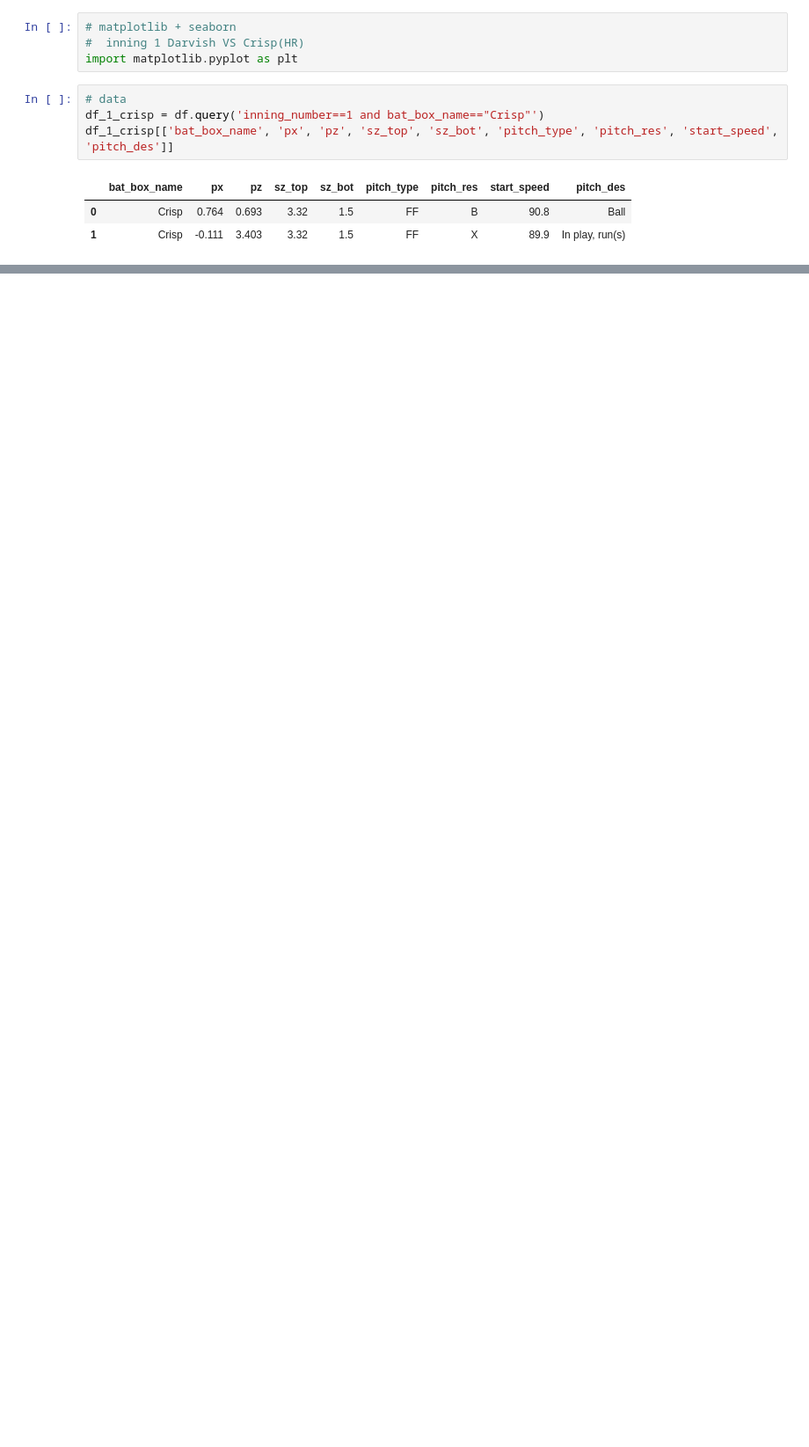
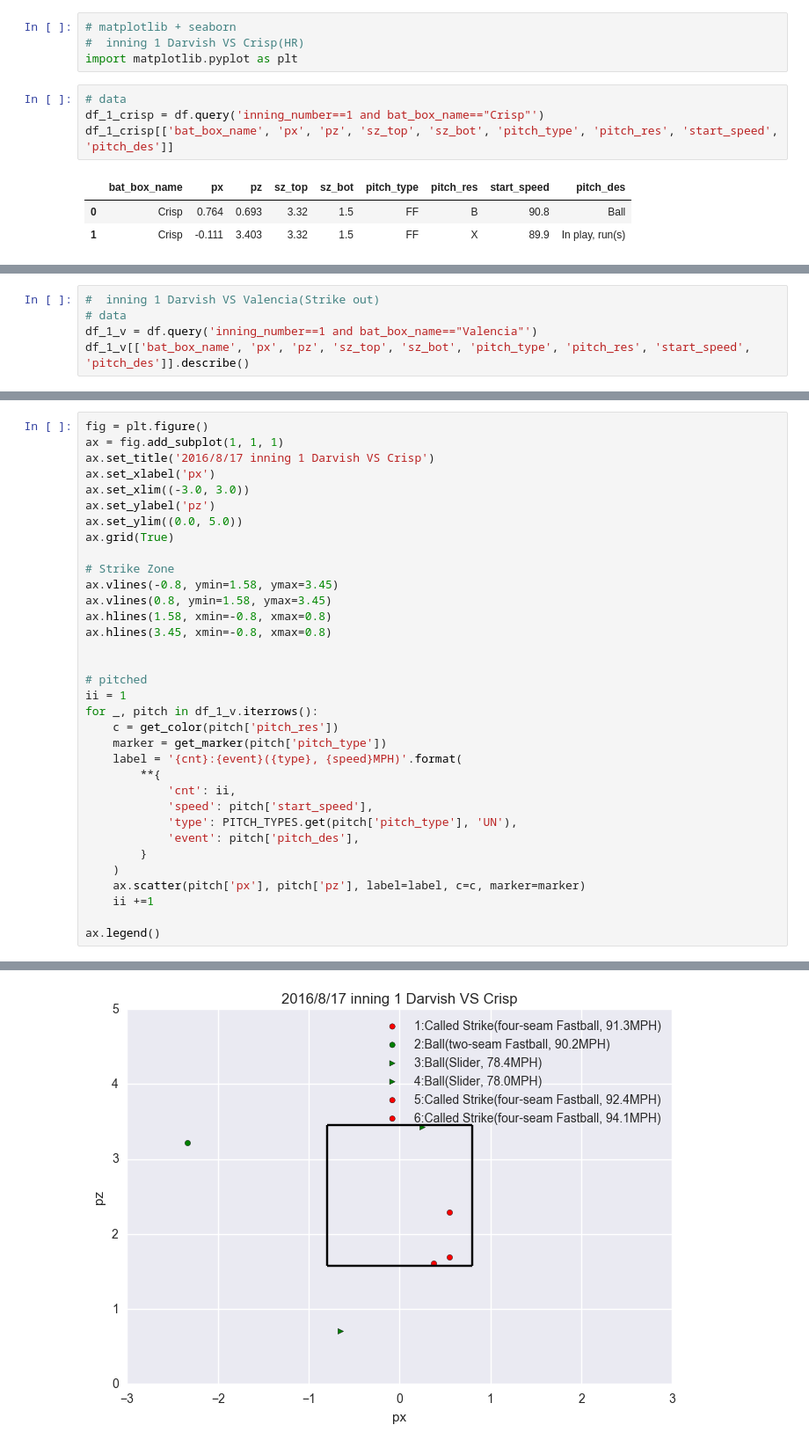
Before and after one commit to Shinichi-Nakagawa/pitchpx-example-pitchfx, a Jupyter notebook: yu_darvish_20160817_pitched.ipynb, the cells around one changed output, grey strips where cells are left out. Shown at 88% size. Drawn from its saved outputs; the diff is of its cells as text; blank space fills up the shorter version.

Commit message:
add to valencia

```diff
--- a/yu_darvish_20160817_pitched.ipynb
+++ b/yu_darvish_20160817_pitched.ipynb
@@ -136,0 +140,5 @@ ax.legend()
+# %%
+#  inning 1 Darvish VS Valencia(Strike out)
+# data
+df_1_v = df.query('inning_number==1 and bat_box_name=="Valencia"')
+df_1_v[['bat_box_name', 'px', 'pz', 'sz_top', 'sz_bot', 'pitch_type', 'pitch_res', 'start_speed', 'pitch_des']].describe()
@@ -136,0 +155,35 @@ ax.legend()
+# %%
+fig = plt.figure()
+ax = fig.add_subplot(1, 1, 1)
+ax.set_title('2016/8/17 inning 1 Darvish VS Crisp')
+ax.set_xlabel('px')
+ax.set_xlim((-3.0, 3.0))
+ax.set_ylabel('pz')
+ax.set_ylim((0.0, 5.0))
+ax.grid(True)
+
+# Strike Zone
+ax.vlines(-0.8, ymin=1.58, ymax=3.45)
+ax.vlines(0.8, ymin=1.58, ymax=3.45)
+ax.hlines(1.58, xmin=-0.8, xmax=0.8)
+ax.hlines(3.45, xmin=-0.8, xmax=0.8)
+
+
+# pitched
+ii = 1
+for _, pitch in df_1_v.iterrows():
+    c = get_color(pitch['pitch_res'])
+    marker = get_marker(pitch['pitch_type'])
+    label = '{cnt}:{event}({type}, {speed}MPH)'.format(
+        **{
+            'cnt': ii,
+            'speed': pitch['start_speed'],
+            'type': PITCH_TYPES.get(pitch['pitch_type'], 'UN'),
+            'event': pitch['pitch_des'],
+        }
+    )
+    ax.scatter(pitch['px'], pitch['pz'], label=label, c=c, marker=marker)
+    ii +=1
+
+ax.legend()
+# %% [output]
@@ -136,0 +191 @@ ax.legend()
+[figure, added]
```
Also changed, not shown: parts of 4 cells of this notebook.
